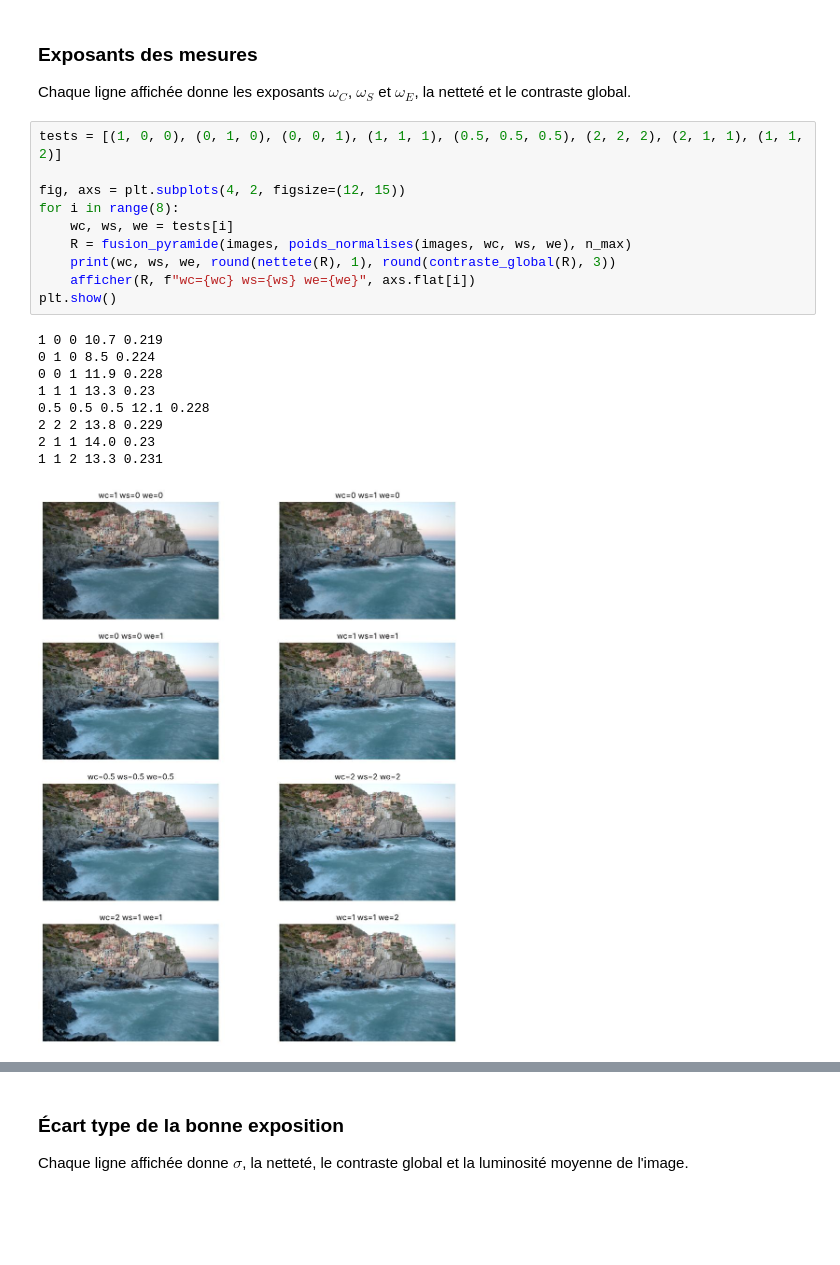
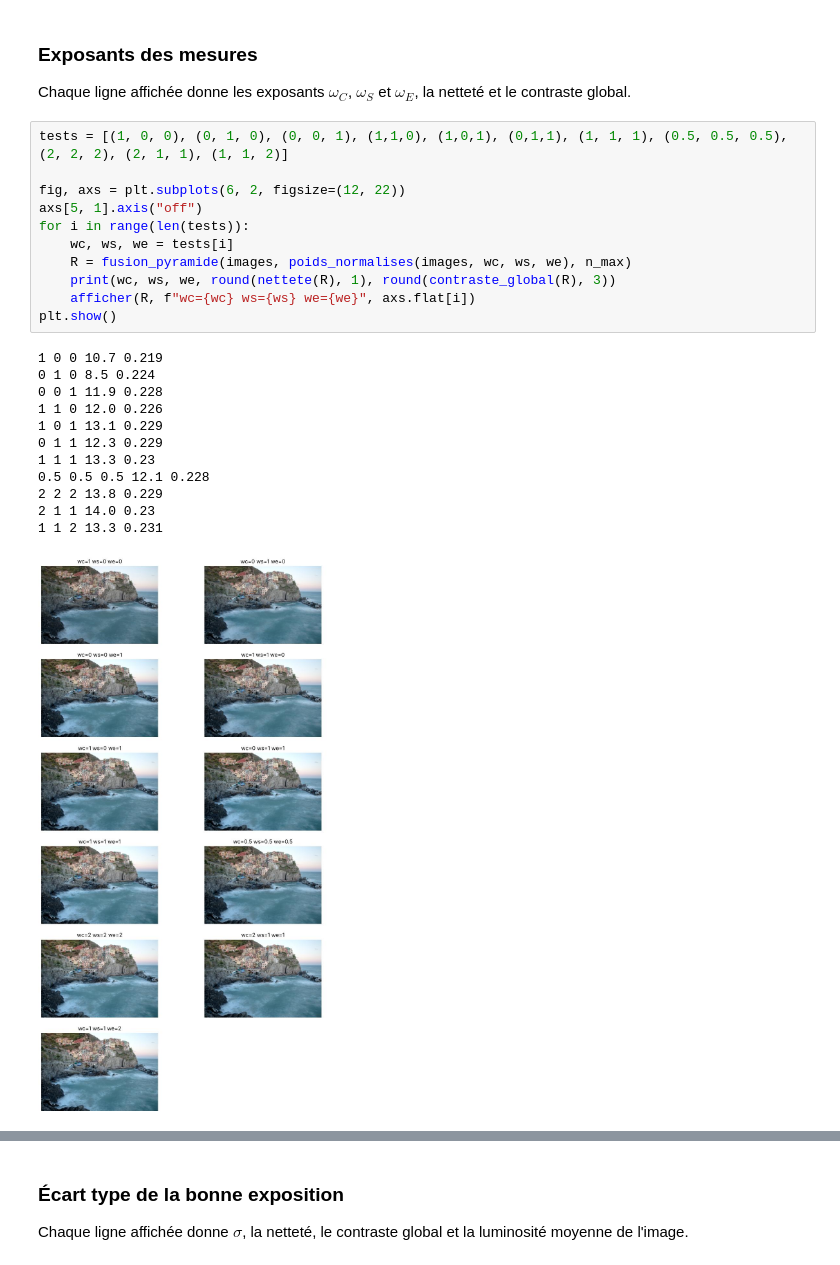
Before and after one commit to adammada7/exposure-fusion, a Jupyter notebook: rapport_fusion_exposition.ipynb, the cells around one changed output, grey strips where cells are left out. Saved outputs shown, nothing was run; the diff lists cells and outputs as text; blank space fills up the shorter version.

```diff
--- a/rapport_fusion_exposition.ipynb
+++ b/rapport_fusion_exposition.ipynb
@@ -334,23 +334,27 @@ Avec peu de niveaux le niveau le plus grossier reste trop grand. Les poids n'y s
 
 Chaque ligne affichée donne les exposants $\omega_C$, $\omega_S$ et $\omega_E$, la netteté et le contraste global.
 # %%
-tests = [(1, 0, 0), (0, 1, 0), (0, 0, 1), (1, 1, 1), (0.5, 0.5, 0.5), (2, 2, 2), (2, 1, 1), (1, 1, 2)]
+tests = [(1, 0, 0), (0, 1, 0), (0, 0, 1), (1,1,0), (1,0,1), (0,1,1), (1, 1, 1), (0.5, 0.5, 0.5), (2, 2, 2), (2, 1, 1), (1, 1, 2)]
 
-fig, axs = plt.subplots(4, 2, figsize=(12, 15))
-for i in range(8):
+fig, axs = plt.subplots(6, 2, figsize=(12, 22))
+axs[5, 1].axis("off")
+for i in range(len(tests)):
     wc, ws, we = tests[i]
     R = fusion_pyramide(images, poids_normalises(images, wc, ws, we), n_max)
     print(wc, ws, we, round(nettete(R), 1), round(contraste_global(R), 3))
     afficher(R, f"wc={wc} ws={ws} we={we}", axs.flat[i])
 plt.show()
 # %% [output]
 1 0 0 10.7 0.219
 0 1 0 8.5 0.224
 0 0 1 11.9 0.228
+1 1 0 12.0 0.226
+1 0 1 13.1 0.229
+0 1 1 12.3 0.229
 1 1 1 13.3 0.23
 0.5 0.5 0.5 12.1 0.228
 2 2 2 13.8 0.229
 2 1 1 14.0 0.23
 1 1 2 13.3 0.231
-[figure, old version]
+[figure, new version]
 # %% [markdown]
```
Also changed, not shown: parts of 34 cells of this notebook, 1 other file.
